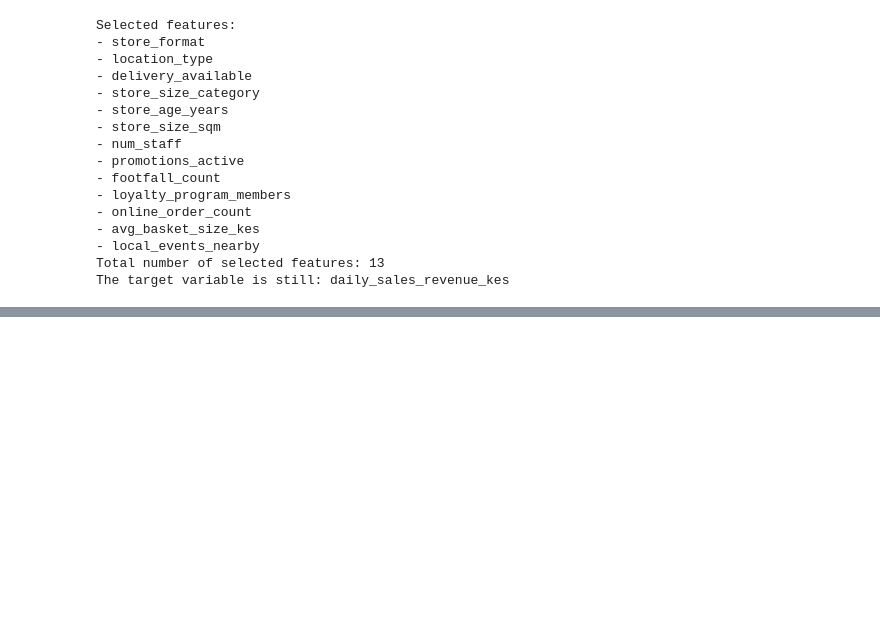
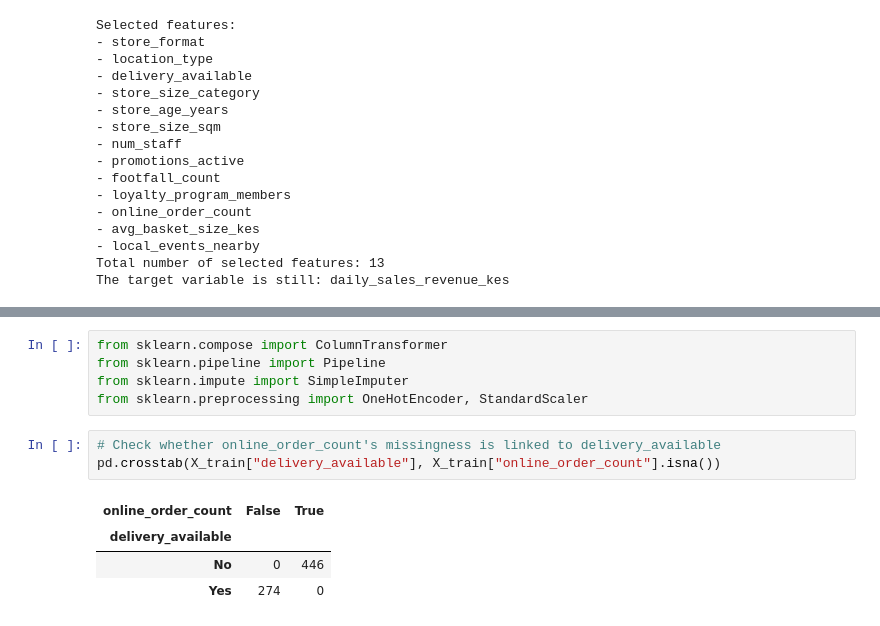
Before and after one commit to GraceChelangat/BI-RegressionC1, a Jupyter notebook: notebooks/regressionC1.ipynb, the cells around one changed output, grey strips where cells are left out. Drawn from its saved outputs; the diff is of its cells as text; blank space fills up the shorter version.

```diff
--- a/notebooks/regressionC1.ipynb
+++ b/notebooks/regressionC1.ipynb
@@ -567,0 +572,13 @@ The target variable is still: daily_sales_revenue_kes
+# %%
+from sklearn.compose import ColumnTransformer
+from sklearn.pipeline import Pipeline
+from sklearn.impute import SimpleImputer
+from sklearn.preprocessing import OneHotEncoder, StandardScaler
+# %%
+# Check whether online_order_count's missingness is linked to delivery_available
+pd.crosstab(X_train["delivery_available"], X_train["online_order_count"].isna())
+# %% [output]
+| online_order_count | False | True |
+| delivery_available |  |  |
+| No | 0 | 446 |
+| Yes | 274 | 0 |
```
Also changed, not shown: parts of 20 cells of this notebook.
